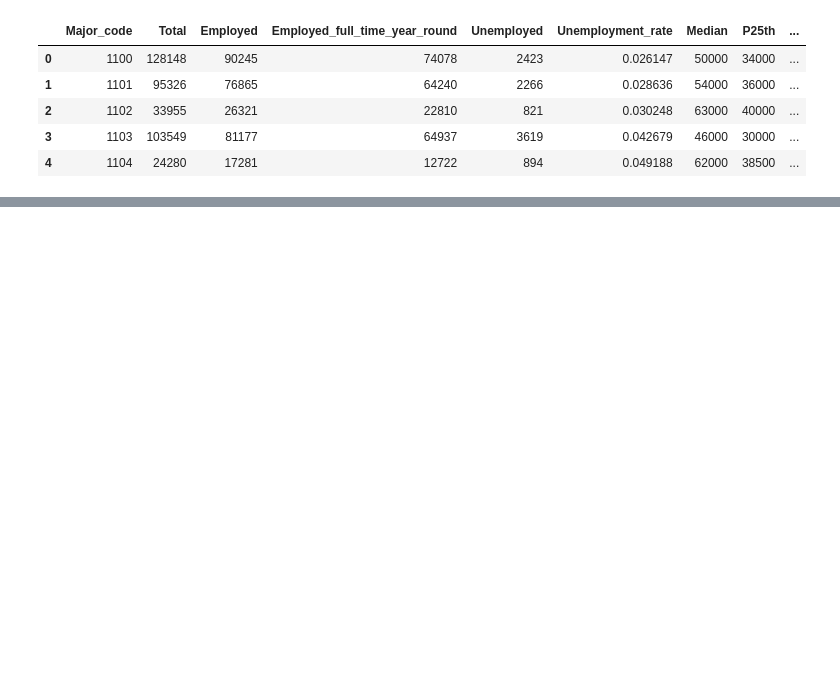
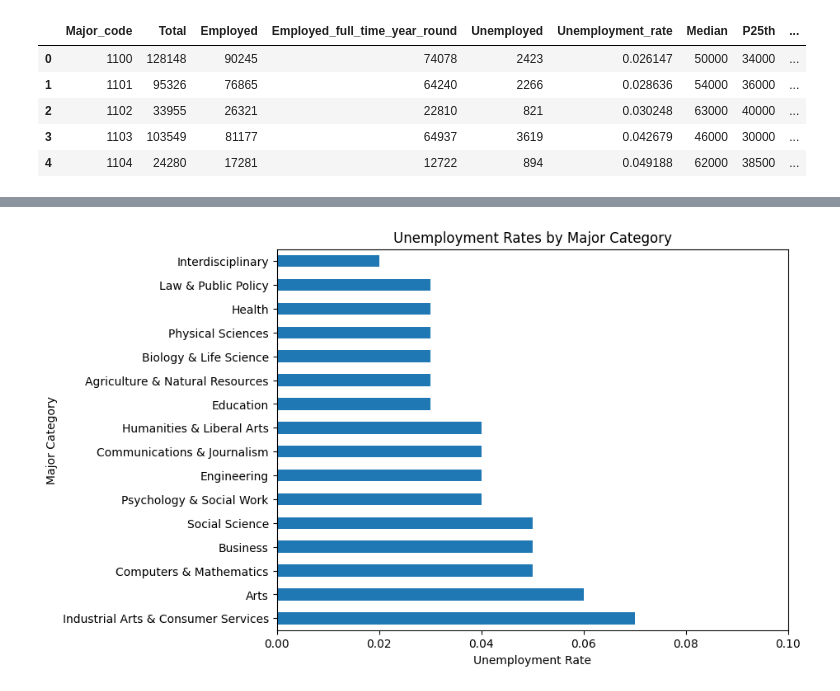
Before and after one commit to cph-datascience/census-career-exploration, a Jupyter notebook: Anthony's notebooks/aw_notebook.ipynb, the cells around one changed output, grey strips where cells are left out. Cells and saved outputs as stored; diff of their text form; code cells hidden in the pictures; blank space fills up the shorter version.

```diff
--- a/Anthony's notebooks/aw_notebook.ipynb
+++ b/Anthony's notebooks/aw_notebook.ipynb
@@ -99,0 +207,14 @@ major_cat_groups.convert_dtypes()
+# %%
+# Does graduation mean employment? Let's look at the employment rate by major category and see if it correlates with graduation rates.
+major_cat_groups["Graduation_Employment_rate"] = 1 - major_cat_groups["Grad_unemployment_rate"]
+major_cat_groups["Nongraduation_Employment_rate"] = 1 - major_cat_groups["Nongrad_unemployment_rate"]
+major_cat_groups["Grad_NongradEmployment_rate"] = (major_cat_groups["Graduation_Employment_rate"] - major_cat_groups["Nongraduation_Employment_rate"])
+#major_cat_groups["Grad_NongradEmployment_rate"].sort_values(ascending=False).plot(kind="barh", figsize=(8,6))
+major_cat_groups["Grad_unemployment_rate"].sort_values(ascending=False).plot(kind="barh", figsize=(8,6))
+plt.title("Unemployment Rates by Major Category")
+plt.xlabel("Unemployment Rate")
+plt.ylabel("Major Category")
+plt.xlim(0,0.1)
+plt.show()
+# %% [output]
+[figure, added]
```
Also changed, not shown: parts of 15 cells of this notebook.
